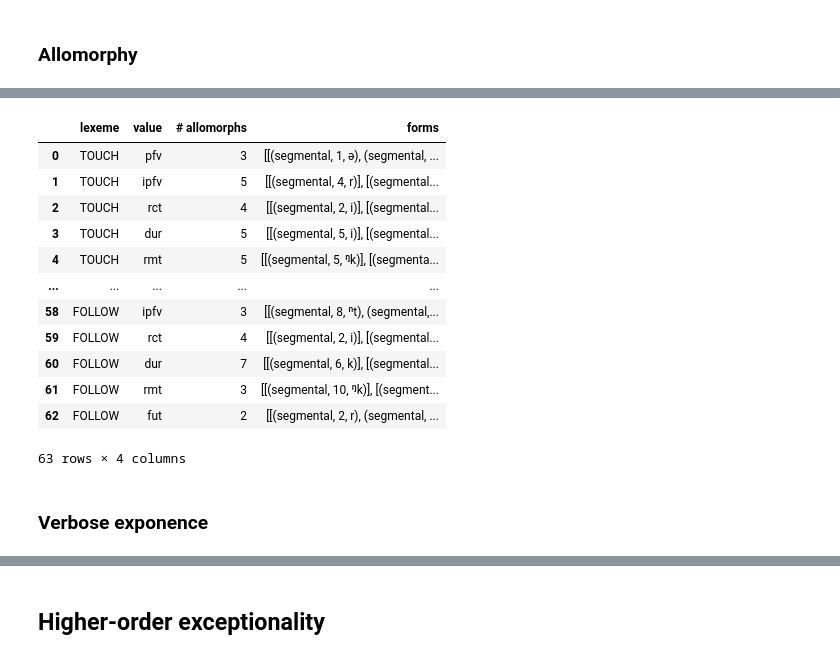
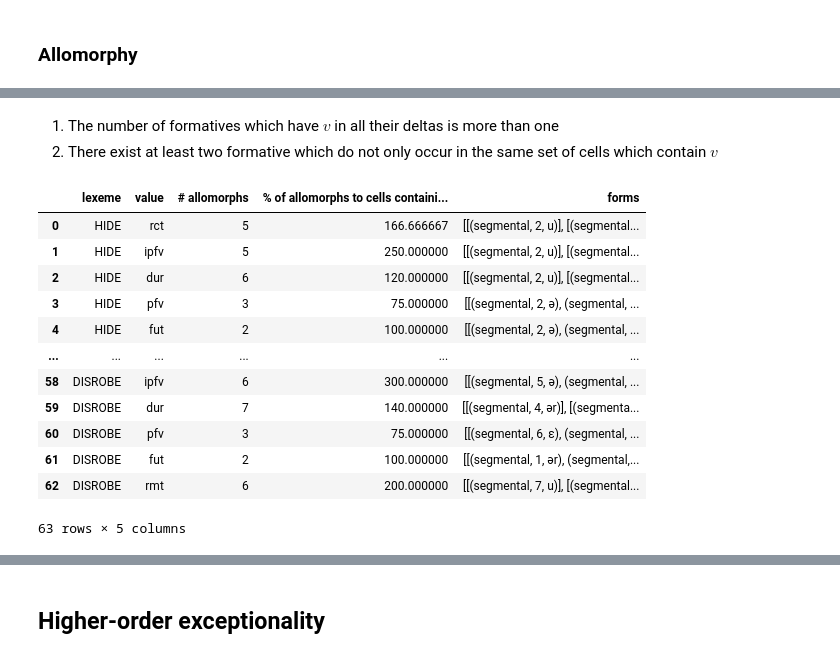
Before and after one commit to maecarroll/setMorph, a Jupyter notebook: src/setmorph/ExponenceTypology.ipynb, the cells around one changed output, grey strips where cells are left out. Drawn from its saved outputs; the diff is of its cells as text; code cells hidden in the pictures.

Commit message:
Added functionality
Allomorphy and verbose exponence

```diff
--- a/src/setmorph/ExponenceTypology.ipynb
+++ b/src/setmorph/ExponenceTypology.ipynb
@@ -157,21 +221,20 @@ $ \{\Sigma \in \mathrm{dist}(a)| v \in \Sigma\} \neq \{\Sigma \in \mathrm{dist}(
+# %% [markdown]
+1. The number of formatives which have $v$ in all their deltas is more than one
+2. There exist at least two formative which do not only occur in the same set of cells which contain $v$
 # %%
-allo_ngkolmpu = sm.classify_allomorphy(ngkolmpu_df)
-
-pd.DataFrame(allo_ngkolmpu)
+allo = sm.classify_allomorphy(ngkolmpu_df)
+pd.DataFrame(allo)
 # %% [output]
-|  | lexeme | value | # allomorphs | forms |
-| 0 | TOUCH | pfv | 3 | [[(segmental, 1, ə), (segmental, ... |
-| 1 | TOUCH | ipfv | 5 | [[(segmental, 4, r)], [(segmental... |
-| 2 | TOUCH | rct | 4 | [[(segmental, 2, i)], [(segmental... |
-| 3 | TOUCH | dur | 5 | [[(segmental, 5, i)], [(segmental... |
-| 4 | TOUCH | rmt | 5 | [[(segmental, 5, ᵑk)], [(segmenta... |
-| ... | ... | ... | ... | ... |
-| 58 | FOLLOW | ipfv | 3 | [[(segmental, 8, ⁿt), (segmental,... |
-| 59 | FOLLOW | rct | 4 | [[(segmental, 2, i)], [(segmental... |
-| 60 | FOLLOW | dur | 7 | [[(segmental, 6, k)], [(segmental... |
-| 61 | FOLLOW | rmt | 3 | [[(segmental, 10, ᵑk)], [(segment... |
-| 62 | FOLLOW | fut | 2 | [[(segmental, 2, r), (segmental, ... |
+|  | lexeme | value | # allomorphs | % of allomorphs to cells containi... | forms |
+| 0 | HIDE | rct | 5 | 166.666667 | [[(segmental, 2, u)], [(segmental... |
+| 1 | HIDE | ipfv | 5 | 250.000000 | [[(segmental, 2, u)], [(segmental... |
+| 2 | HIDE | dur | 6 | 120.000000 | [[(segmental, 2, u)], [(segmental... |
+| 3 | HIDE | pfv | 3 | 75.000000 | [[(segmental, 2, ə), (segmental, ... |
+| 4 | HIDE | fut | 2 | 100.000000 | [[(segmental, 2, ə), (segmental, ... |
+| ... | ... | ... | ... | ... | ... |
+| 58 | DISROBE | ipfv | 6 | 300.000000 | [[(segmental, 5, ə), (segmental, ... |
+| 59 | DISROBE | dur | 7 | 140.000000 | [[(segmental, 4, ər)], [(segmenta... |
+| 60 | DISROBE | pfv | 3 | 75.000000 | [[(segmental, 6, ɛ), (segmental, ... |
+| 61 | DISROBE | fut | 2 | 100.000000 | [[(segmental, 1, ər), (segmental,... |
+| 62 | DISROBE | rmt | 6 | 200.000000 | [[(segmental, 7, u)], [(segmental... |
-63 rows × 4 columns
+63 rows × 5 columns
-# %% [markdown]
-
-### Verbose exponence
```
Also changed, not shown: parts of 31 cells of this notebook, 3 other files.
